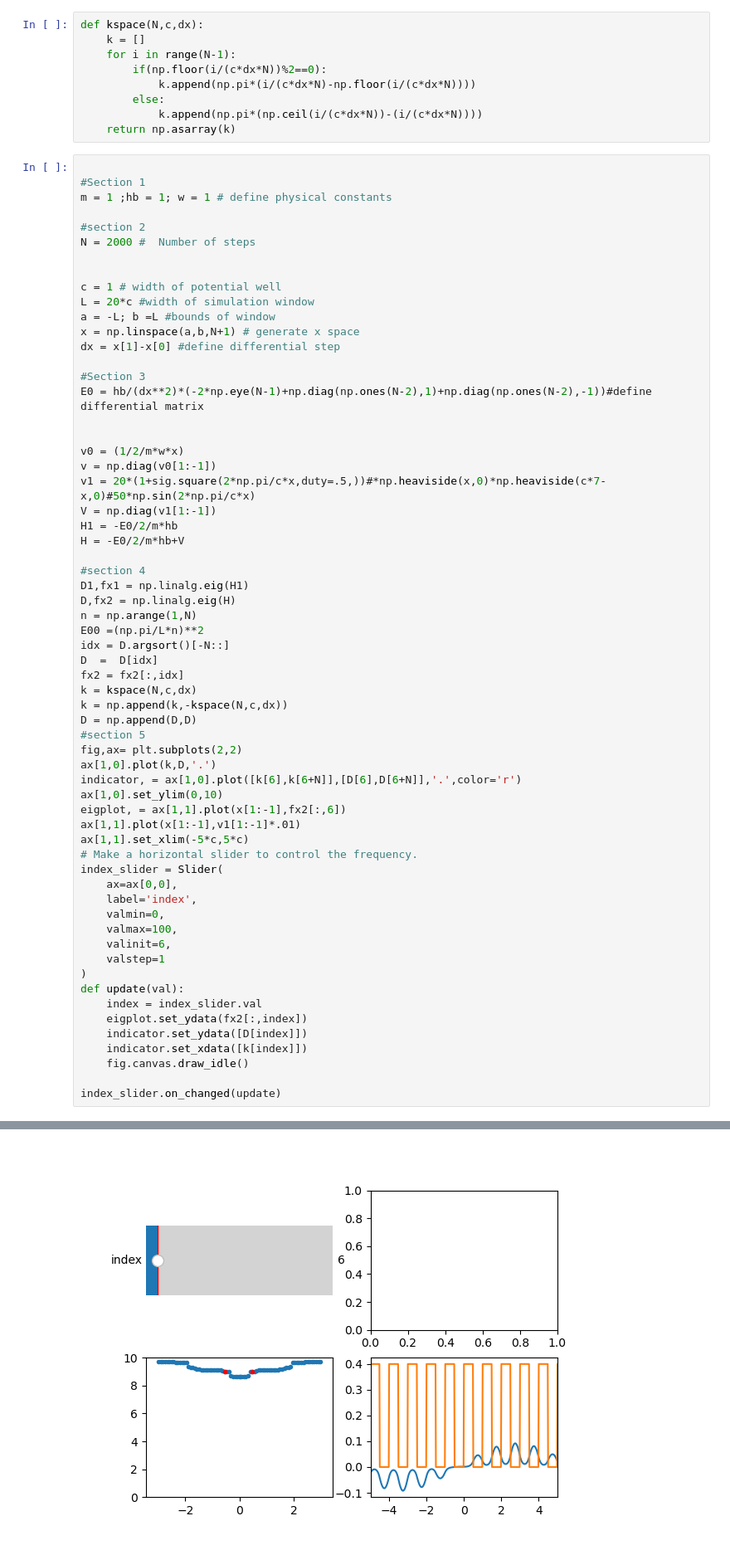
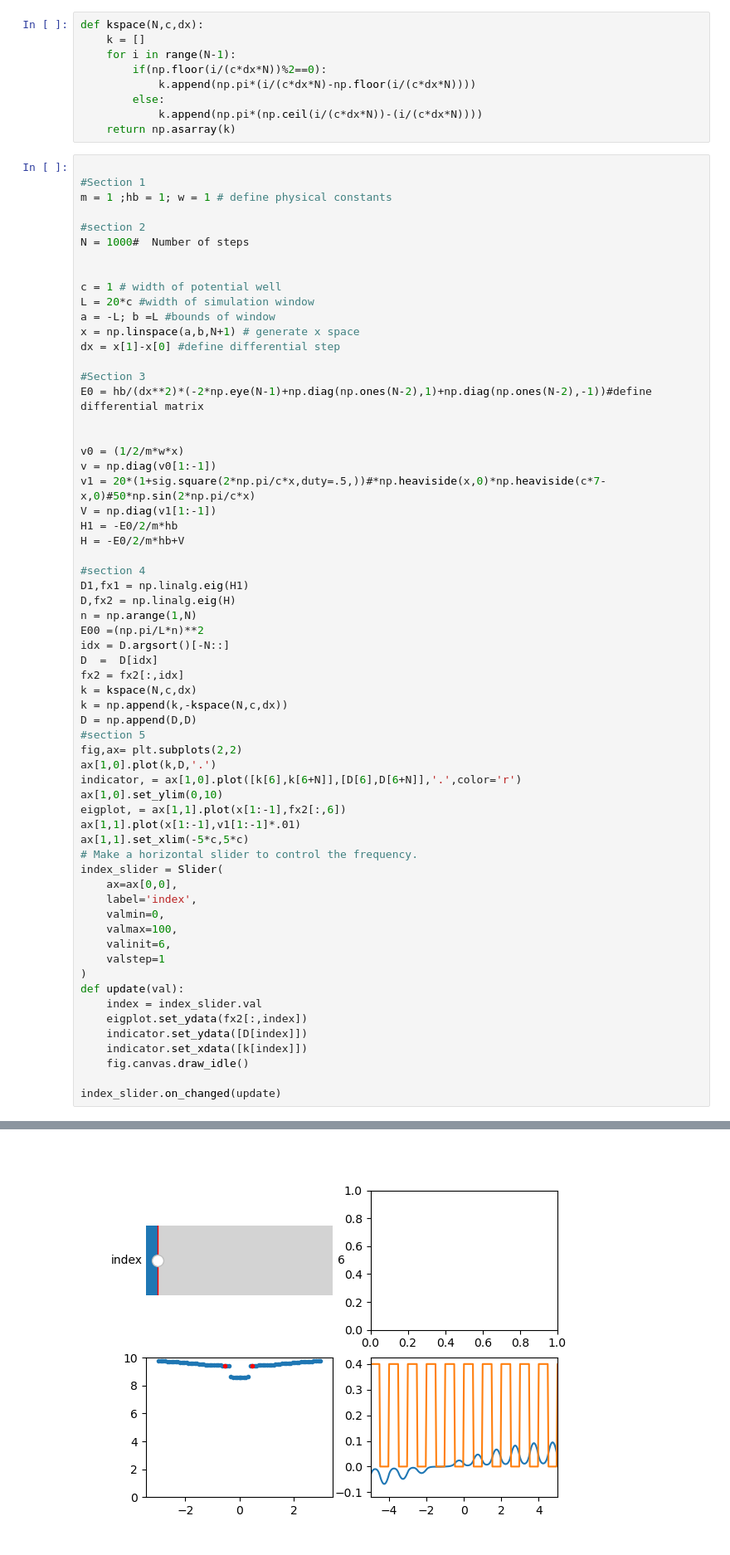
Before and after one commit to MTLphys/ManyBodyTheory, a Jupyter notebook: Class 2 1D Periodic Potential/Section1CalculatingBandstructure.ipynb, the cells around one changed output, grey strips where cells are left out. Shown: that part at 83% size. Saved outputs shown, nothing was run; the diff lists cells and outputs as text.

Commit message:
New Images

```diff
--- a/Class 2 1D Periodic Potential/Section1CalculatingBandstructure.ipynb
+++ b/Class 2 1D Periodic Potential/Section1CalculatingBandstructure.ipynb
@@ -195,7 +195,7 @@ def kspace(N,c,dx):
 m = 1 ;hb = 1; w = 1 # define physical constants
 
 #section 2
-N = 2000 #  Number of steps
+N = 1000#  Number of steps
 
 
 c = 1 # width of potential well
@@ -226,34 +226,34 @@ fx2 = fx2[:,idx]
 k = kspace(N,c,dx)
 k = np.append(k,-kspace(N,c,dx))
 D = np.append(D,D)
 #section 5
 fig,ax= plt.subplots(2,2)
 ax[1,0].plot(k,D,'.')
 indicator, = ax[1,0].plot([k[6],k[6+N]],[D[6],D[6+N]],'.',color='r')
 ax[1,0].set_ylim(0,10)
 eigplot, = ax[1,1].plot(x[1:-1],fx2[:,6])
 ax[1,1].plot(x[1:-1],v1[1:-1]*.01)
 ax[1,1].set_xlim(-5*c,5*c)
 # Make a horizontal slider to control the frequency.
 index_slider = Slider(
     ax=ax[0,0],
     label='index',
     valmin=0,
     valmax=100,
     valinit=6,
     valstep=1
 )
 def update(val):
     index = index_slider.val
     eigplot.set_ydata(fx2[:,index])
     indicator.set_ydata([D[index]])
     indicator.set_xdata([k[index]])
     fig.canvas.draw_idle()
 
 index_slider.on_changed(update)
 # %% [output]
 0
-[figure, old version]
+[figure, new version]
 # %% [markdown]
 ## First section:
 Define constants to be 1 (electron mass hbar etc)
```
Also changed, not shown: 1 other file.
